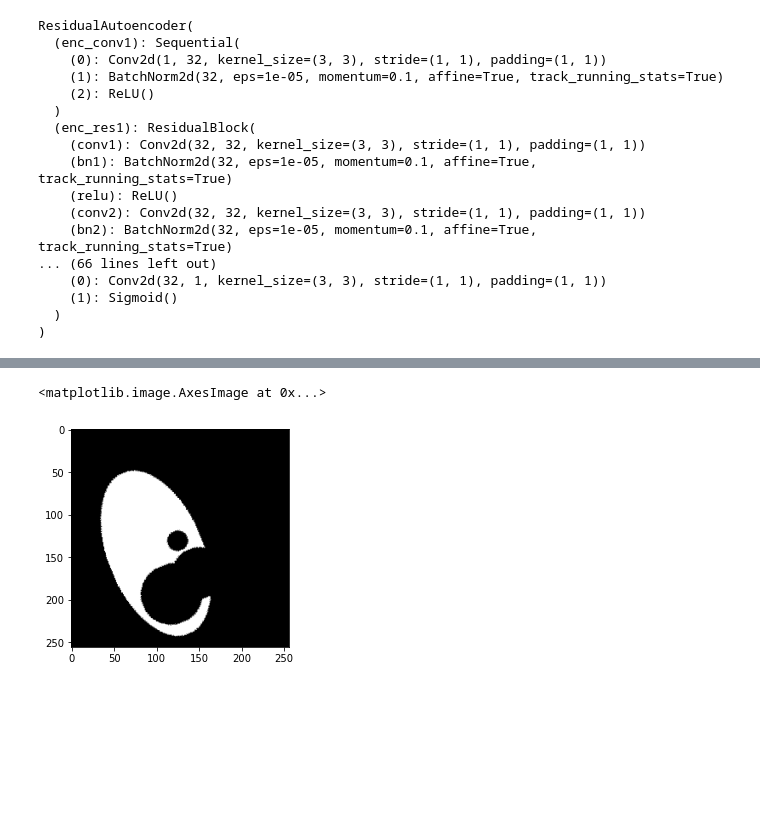
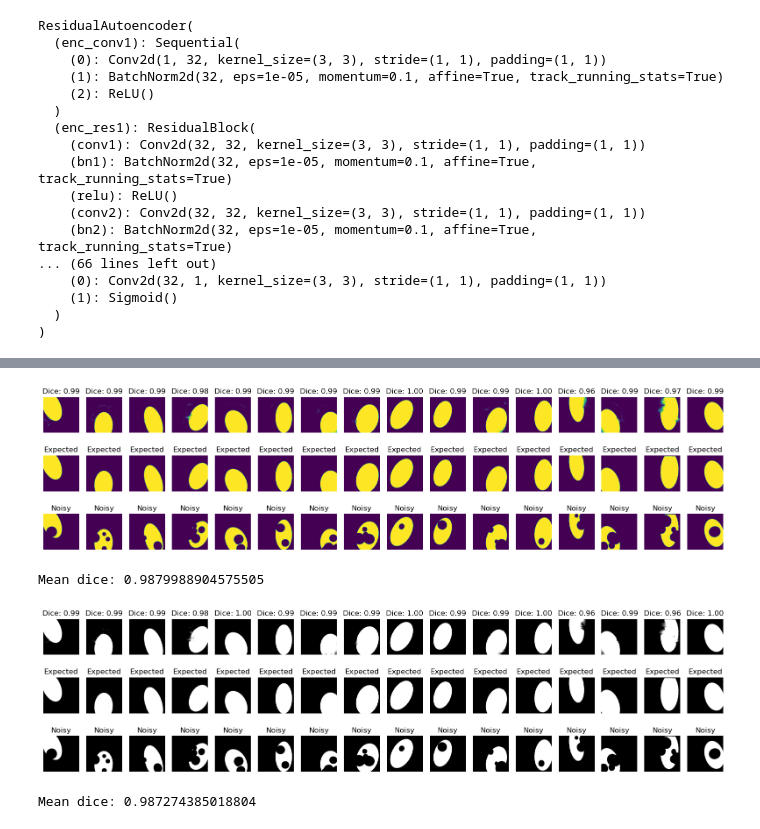
Before and after one commit to stabor705/opencv-and-ai-agh-2024, a Jupyter notebook: lab-2/ellipsis-autoencoder.ipynb, the cells around one changed output, grey strips where cells are left out. Saved outputs shown, nothing was run; the diff lists cells and outputs as text; code cells hidden in the pictures; blank space fills up the shorter version.

```diff
--- a/lab-2/ellipsis-autoencoder.ipynb
+++ b/lab-2/ellipsis-autoencoder.ipynb
@@ -406,5 +404,3 @@ with open("history.pkl", "wb") as fp:
 # %%
 noisy_data, data = next(iter(test_loader))
 noisy_data, data = noisy_data.to(device), data.to(device)
-
-outputs = model(noisy_data)
@@ -416,5 +407,44 @@ plt.imshow(outputs[2].squeeze().detach().cpu().numpy() > 0.5)
-# %%
-plt.imshow(noisy_data[2].squeeze().detach().cpu().numpy())
-# %% [output]
-<matplotlib.image.AxesImage at 0x...>
-[figure, removed]
+# %%
+def dice_score(pred, target):
+    smooth = 1e-6
+    intersection = (pred * target).sum()
+    return (2. * intersection + smooth) / (pred.sum() + target.sum() + smooth)
+# Mean dice: 0.9849625215600671
+# %%
+def plot_and_dice(loaded_model, noisy_data, data):
+    outputs = loaded_model(noisy_data)
+    dice_scores = list()
+    fig, axes = plt.subplots(nrows=3, ncols=len(outputs), figsize=(20, 10))
+    plt.subplots_adjust(bottom=0.3, top=0.7, hspace=0)
+    for ax in axes.flatten():
+        ax.axis('off')
+        for i in range(len(outputs)):
+            out = outputs[i].squeeze().detach().cpu().numpy()
+            d = data[i].squeeze().detach().cpu().numpy()
+            noisy = noisy_data[i].squeeze().detach().cpu().numpy()
+            axes[0][i].imshow(out)
+            axes[1][i].imshow(d)
+            axes[1][i].set_title("Expected")
+            axes[2][i].imshow(noisy)
+            axes[2][i].set_title("Noisy")
+            one_dice = dice_score(out, d)
+
+            dice_scores.append(one_dice)
+            axes[0][i].set_title(f"Dice: {one_dice:.2f}")
+
+    plt.gray()
+    plt.show()
+
+    print(f"Mean dice: {np.mean(dice_scores)}")
+# %%
+plot_and_dice(model, noisy_data, data)
+# %% [output]
+[figure, added]
+Mean dice: 0.9879988904575505
+# %%
+old_model = ResidualAutoencoder().to(device)
+old_model.load_state_dict(torch.load("./model/old_epoch_30.pth"))
+plot_and_dice(old_model, noisy_data, data)
+# %% [output]
+[figure, added]
+Mean dice: 0.987274385018804
```
Also changed, not shown: parts of 15 cells of this notebook, 1 other file.
